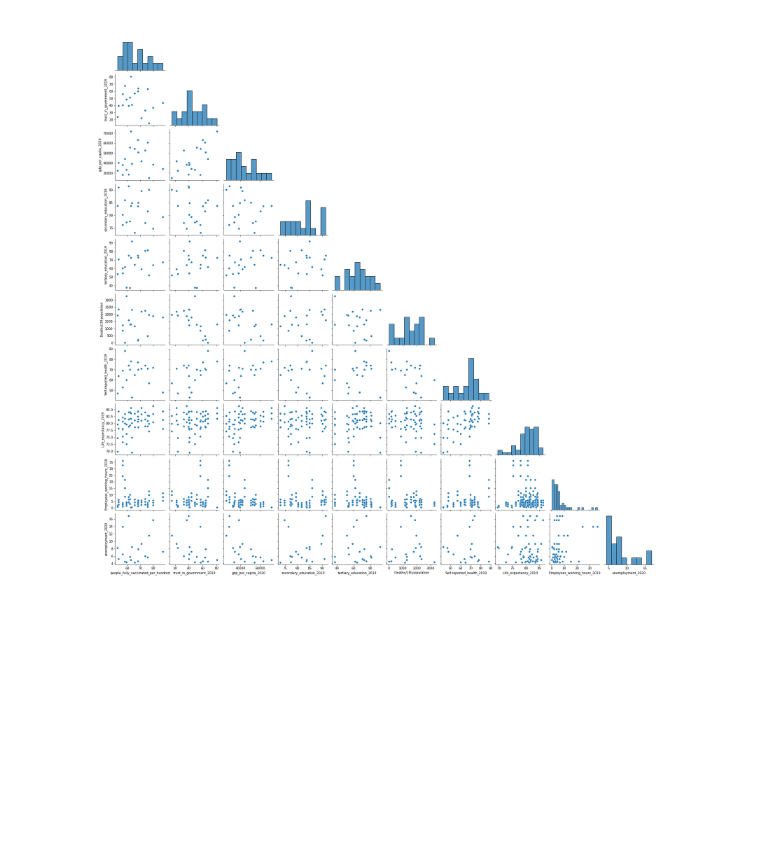
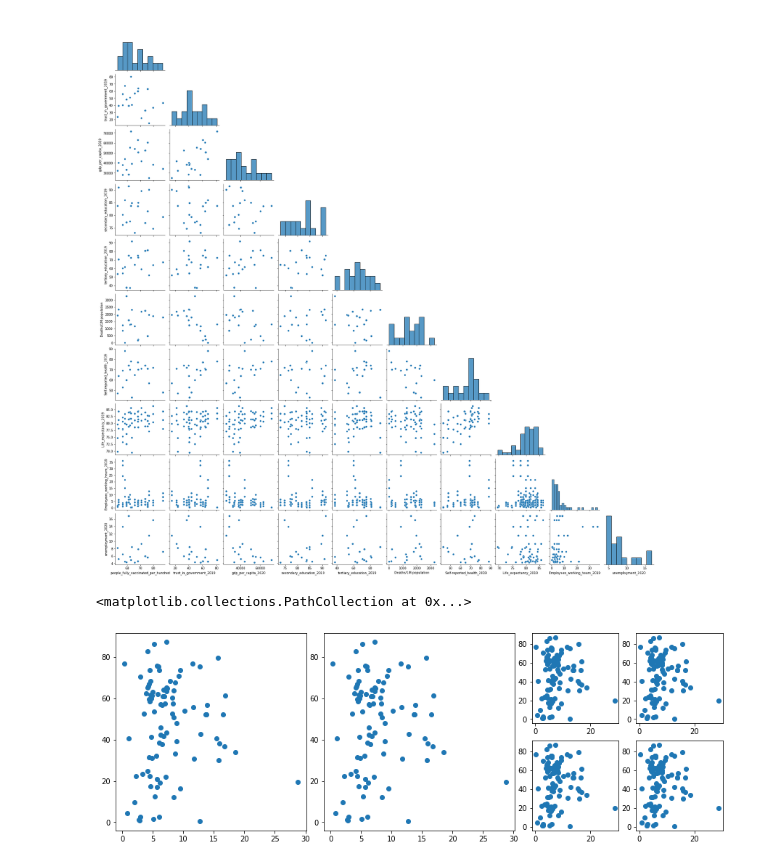
Before and after one commit to ValentinaMiller/Influences-on-covid-19-vaccination-rates, a Jupyter notebook: pipeline.ipynb, the cells around one changed output. Cells and saved outputs as stored; diff of their text form; code cells hidden in the pictures; blank space fills up the shorter version.

Commit message:
mosaic

```diff
--- a/pipeline.ipynb
+++ b/pipeline.ipynb
@@ -474,3 +474,22 @@ sns.pairplot(data, corner=True)
 # %% [output]
 <seaborn.axisgrid.PairGrid at 0x...>
 [figure]
+# %%
+# Plot features like this but with high corr features on the big plots and low corr plots on small plos
+
+figure_mosaic = '''
+AABBCD
+AABBEF
+'''
+
+fig, axes = plt.subplot_mosaic(mosaic=figure_mosaic, figsize=(15, 5))
+
+axes['A'].scatter(X,Y)
+axes['B'].scatter(X,Y)
+axes['C'].scatter(X,Y)
+axes['D'].scatter(X,Y)
+axes['E'].scatter(X,Y)
+axes['F'].scatter(X,Y)
+# %% [output]
+<matplotlib.collections.PathCollection at 0x...>
+[figure, added]
```
Also changed, not shown: parts of 7 cells of this notebook.
